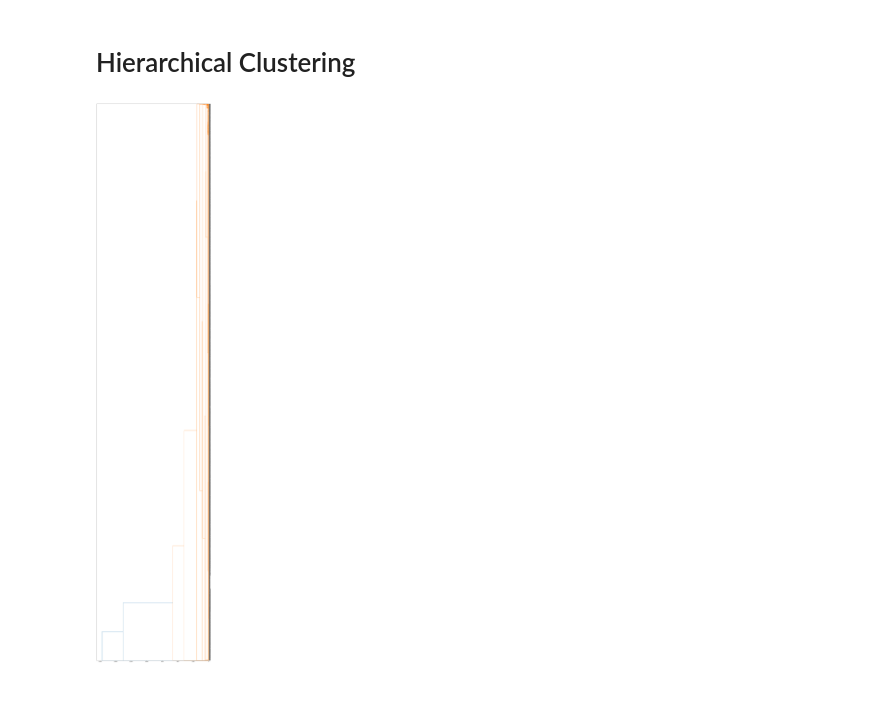
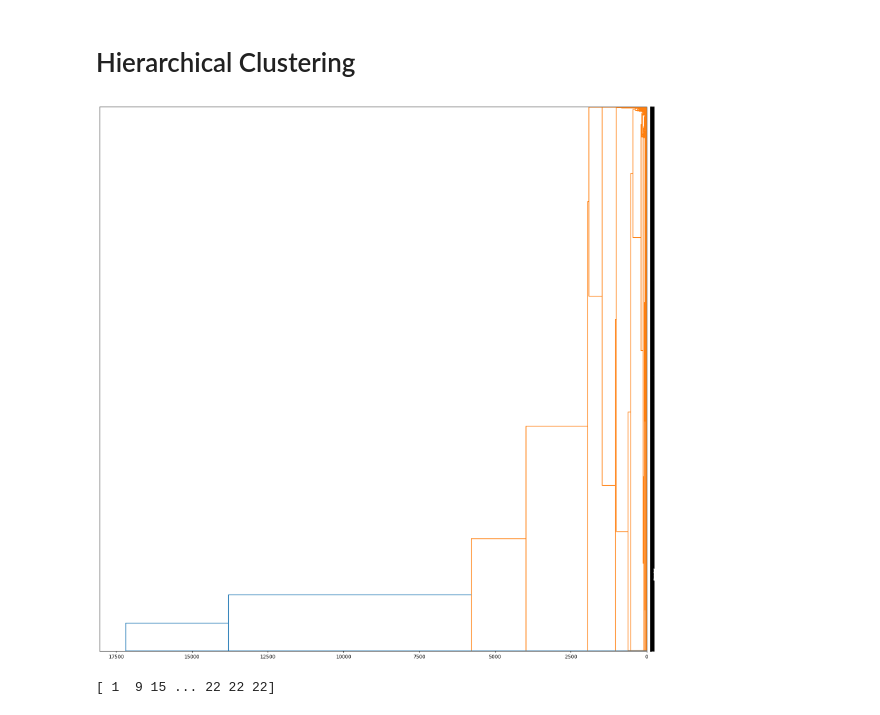
Before and after one commit to Harin329/SNCluster, a Jupyter notebook: hierarchical.ipynb, the cells around one changed output. Saved outputs shown, nothing was run; the diff lists cells and outputs as text; code cells hidden in the pictures.

```diff
--- a/hierarchical.ipynb
+++ b/hierarchical.ipynb
@@ -70,13 +70,21 @@ Grouped Sample Gene:  Zc3h15
 # %%
 from scipy.cluster.hierarchy import linkage, dendrogram
 
 genelessDf = dfParsed.drop(dfParsed.columns[0], axis=1)
 
-distance_matrix = linkage(genelessDf.values, method='centroid', metric='euclidean')
+distanceMatrix = linkage(genelessDf.values, method='centroid', metric='euclidean')
 
-fig, ax = plt.subplots(figsize=(20, 100))
-dendrogram(distance_matrix, labels=genelessDf.index, orientation='left', ax=ax)
+fig, ax = plt.subplots(figsize=(20, 20))
+dendrogram(distanceMatrix, labels=genelessDf.index, orientation='left', ax=ax)
 ax.tick_params(axis='y', labelsize=3)
 plt.show()
 # %% [output]
-[figure, old version]
+[figure, new version]
+# %%
+from scipy.cluster.hierarchy import fcluster
+
+hierClusters = fcluster(distanceMatrix, 30, criterion='distance')
+
+print(hierClusters)
+# %% [output]
+[ 1  9 15 ... 22 22 22]
```
Also changed, not shown: parts of 10 cells of this notebook.
